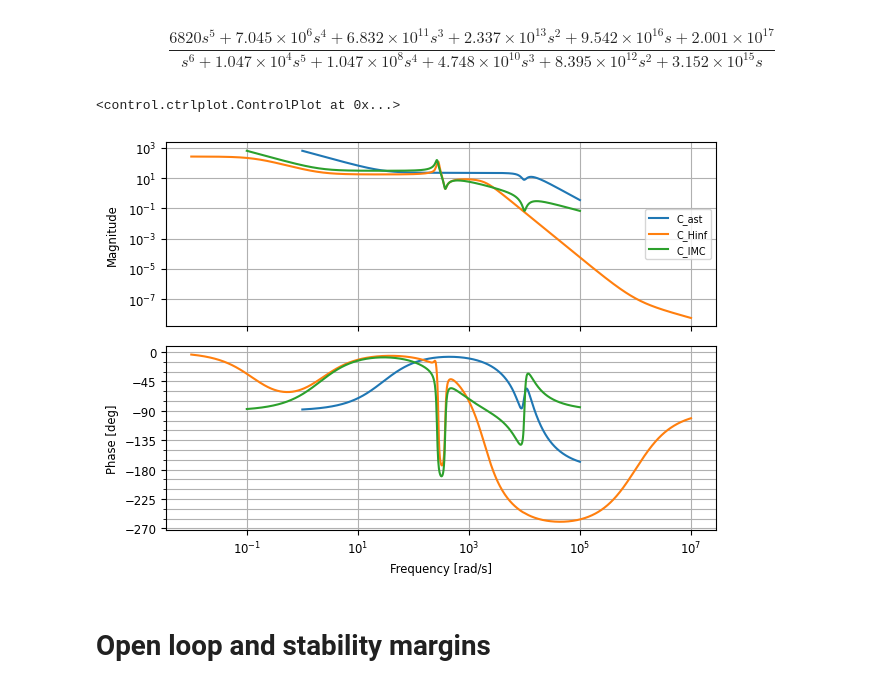
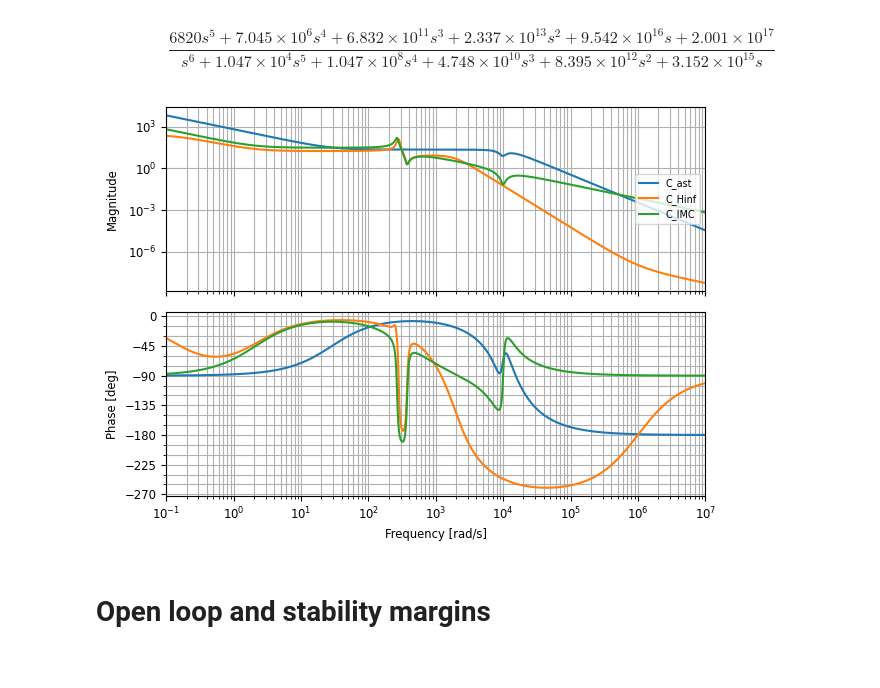
Before and after one commit to eliasrhoden/Sinumerik-Ctrl, a Jupyter notebook: ctrl_compare.ipynb, the cells around one changed output. Cells and saved outputs as stored; diff of their text form; code cells hidden in the pictures.

```diff
--- a/ctrl_compare.ipynb
+++ b/ctrl_compare.ipynb
@@ -105,12 +105,16 @@ C_imc
 # %% [output]
 $$\frac{6820 s^5 + 7.045 \times 10^{6} s^4 + 6.832 \times 10^{11} s^3 + 2.337 \times 10^{13} s^2 + 9.542 \times 10^{16} s + 2.001 \times 10^{17}}{s^6 + 1.047 \times 10^{4} s^5 + 1.047 \times 10^{8} s^4 + 4.748 \times 10^{10} s^3 + 8.395 \times 10^{12} s^2 + 3.152 \times 10^{15} s}$$
 # %%
-ctrl.bode(C_ast)
-ctrl.bode(C_hinf)
-ctrl.bode(C_imc)
+
+omega_lim = (0.1,1e7)
+
+ctrl.bode(C_ast,omega_limits=omega_lim)
+ctrl.bode(C_hinf,omega_limits=omega_lim)
+ctrl.bode(C_imc,omega_limits=omega_lim)
+
+save_fig('controllers')
 # %% [output]
-<control.ctrlplot.ControlPlot at 0x...>
-[figure, old version]
+[figure, new version]
 # %% [markdown]
 # Open loop and stability margins
 # %%
```
Also changed, not shown: parts of 5 cells of this notebook, 21 other files.
